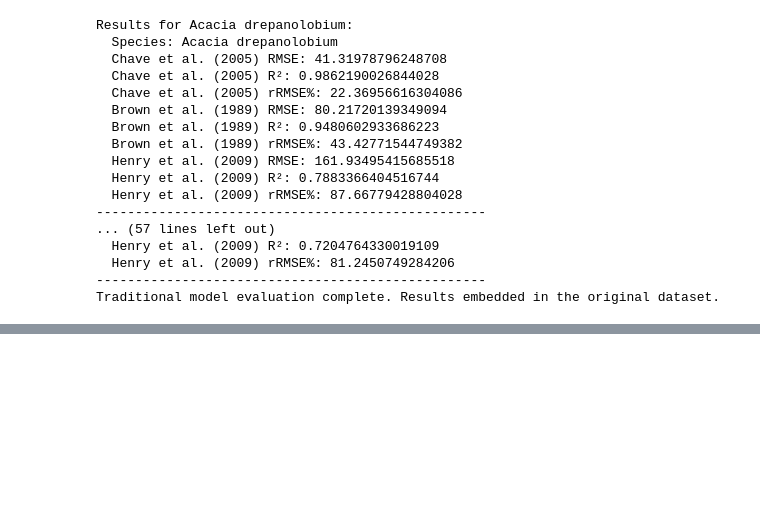
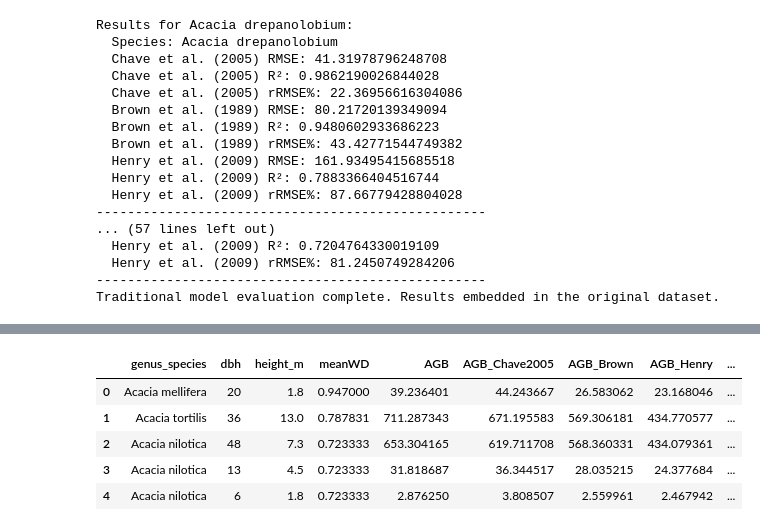
Before and after one commit to irungus/agf_kenya, a Jupyter notebook: AGB Article Reviewers Comments.ipynb, the cells around one changed output, grey strips where cells are left out. Cells and saved outputs as stored; diff of their text form; code cells hidden in the pictures; blank space fills up the shorter version.

```diff
--- a/AGB Article Reviewers Comments.ipynb
+++ b/AGB Article Reviewers Comments.ipynb
@@ -212,0 +947,9 @@ Traditional model evaluation complete. Results embedded in the original dataset.
+# %%
+acacia_df_cleaned_agb.head()
+# %% [output]
+|  | genus_species | dbh | height_m | meanWD | AGB | AGB_Chave2005 | AGB_Brown | AGB_Henry | ... |
+| 0 | Acacia mellifera | 20 | 1.8 | 0.947000 | 39.236401 | 44.243667 | 26.583062 | 23.168046 | ... |
+| 1 | Acacia tortilis | 36 | 13.0 | 0.787831 | 711.287343 | 671.195583 | 569.306181 | 434.770577 | ... |
+| 2 | Acacia nilotica | 48 | 7.3 | 0.723333 | 653.304165 | 619.711708 | 568.360331 | 434.079361 | ... |
+| 3 | Acacia nilotica | 13 | 4.5 | 0.723333 | 31.818687 | 36.344517 | 28.035215 | 24.377684 | ... |
+| 4 | Acacia nilotica | 6 | 1.8 | 0.723333 | 2.876250 | 3.808507 | 2.559961 | 2.467942 | ... |
```
Also changed, not shown: parts of 17 cells of this notebook.
